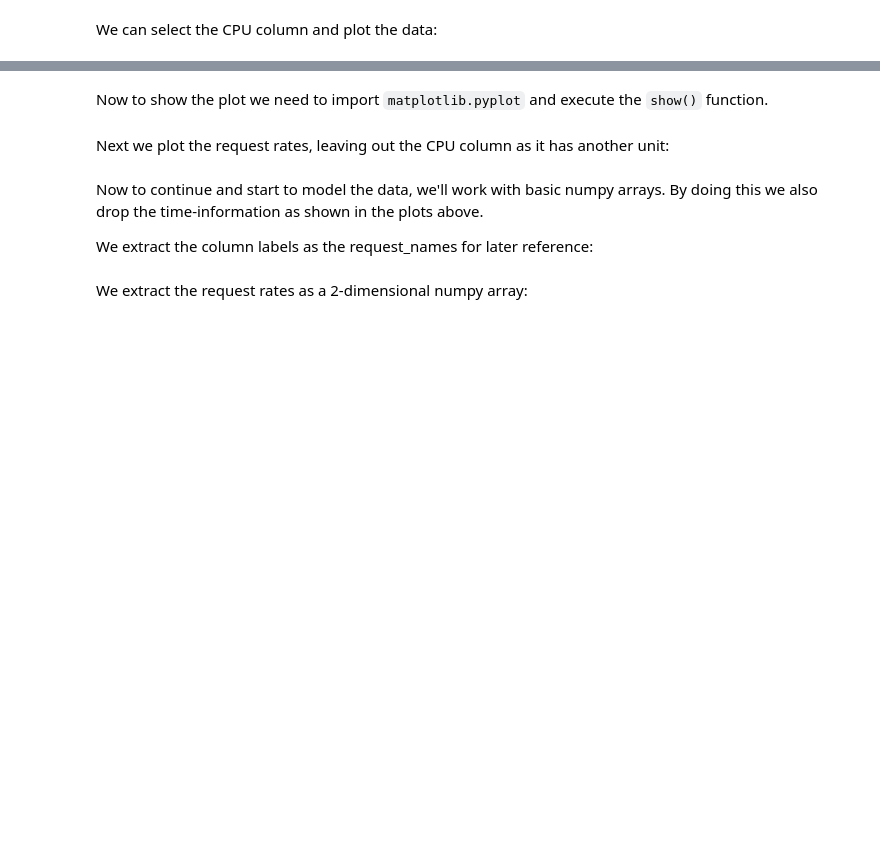
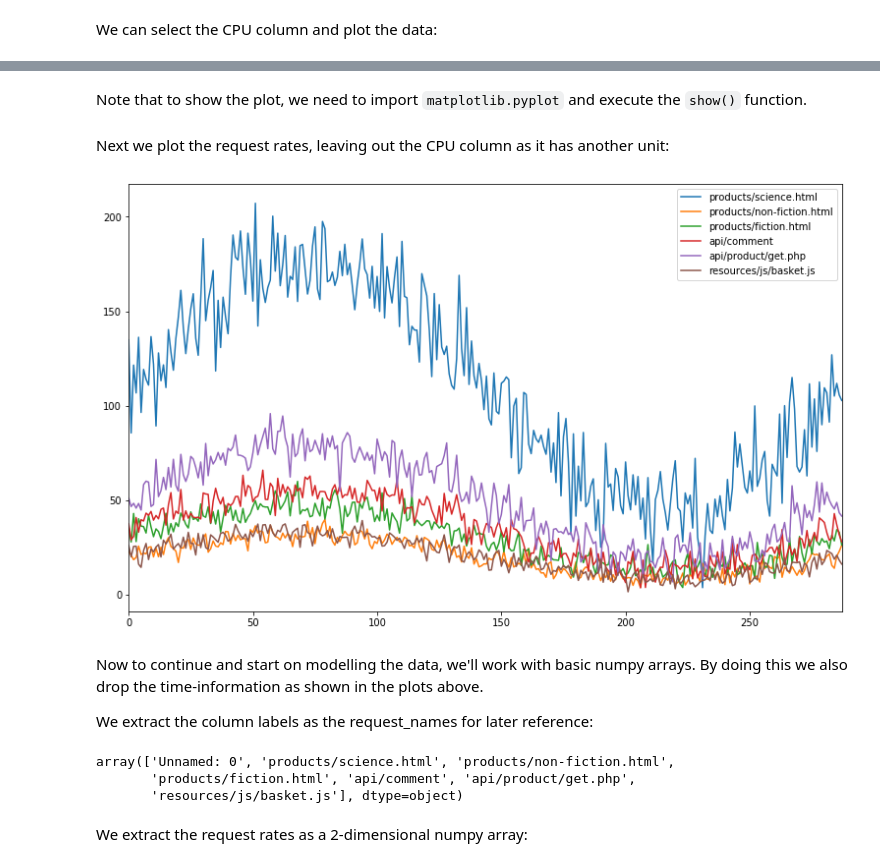
Before and after one commit to pbutenee/ml-tutorial, a Jupyter notebook: source/1/notebook_intro.ipynb, the cells around one changed output, grey strips where cells are left out. Saved outputs shown, nothing was run; the diff lists cells and outputs as text; code cells hidden in the pictures; blank space fills up the shorter version.

```diff
--- a/source/1/notebook_intro.ipynb
+++ b/source/1/notebook_intro.ipynb
@@ -140,4 +140,5 @@ plt.show()
 # %%
 import pandas as pd
 
-data = pd.DataFrame.from_csv("data/request_rate_vs_CPU.csv")
+data = pd.read_csv("data/request_rate_vs_CPU.csv")
+print(f'The dataframe has {data.shape[0]} rows and {data.shape[1]} columns')
@@ -152,2 +165,2 @@ data.plot(figsize=(13,8), y="CPU")
 # %% [markdown]
-Now to show the plot we need to import `matplotlib.pyplot` and execute the `show()` function.
+Note that to show the plot, we need to import `matplotlib.pyplot` and execute the `show()` function.
@@ -156,15 +167,21 @@ plt.show()
 # %% [markdown]
 Next we plot the request rates, leaving out the CPU column  as it has another unit:
 # %%
-data.drop('CPU',1).plot(figsize=(13,8))
+data.drop(columns='CPU').plot(figsize=(13,8))
 plt.show()
+# %% [output]
+[figure, added]
 # %% [markdown]
-Now to continue and start to model the data, we'll work with basic numpy arrays. By doing this we also drop the time-information as shown in the plots above.
+Now to continue and start on modelling the data, we'll work with basic numpy arrays. By doing this we also drop the time-information as shown in the plots above.
 
 We extract the column labels as the request_names for later reference:
 # %%
-request_names = data.drop('CPU',1).columns.values
+request_names = data.drop(columns='CPU').columns.values
 request_names
+# %% [output]
+array(['Unnamed: 0', 'products/science.html', 'products/non-fiction.html',
+       'products/fiction.html', 'api/comment', 'api/product/get.php',
+       'resources/js/basket.js'], dtype=object)
 # %% [markdown]
 We extract the request rates as a 2-dimensional numpy array:
 # %%
```
Also changed, not shown: parts of 19 cells of this notebook.
